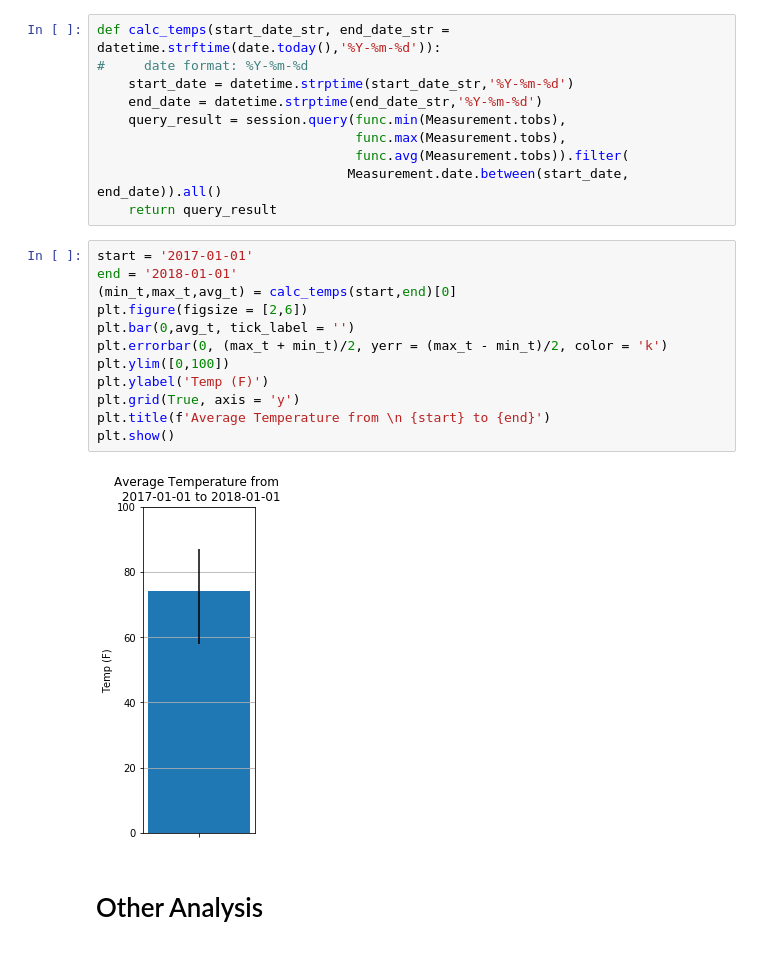
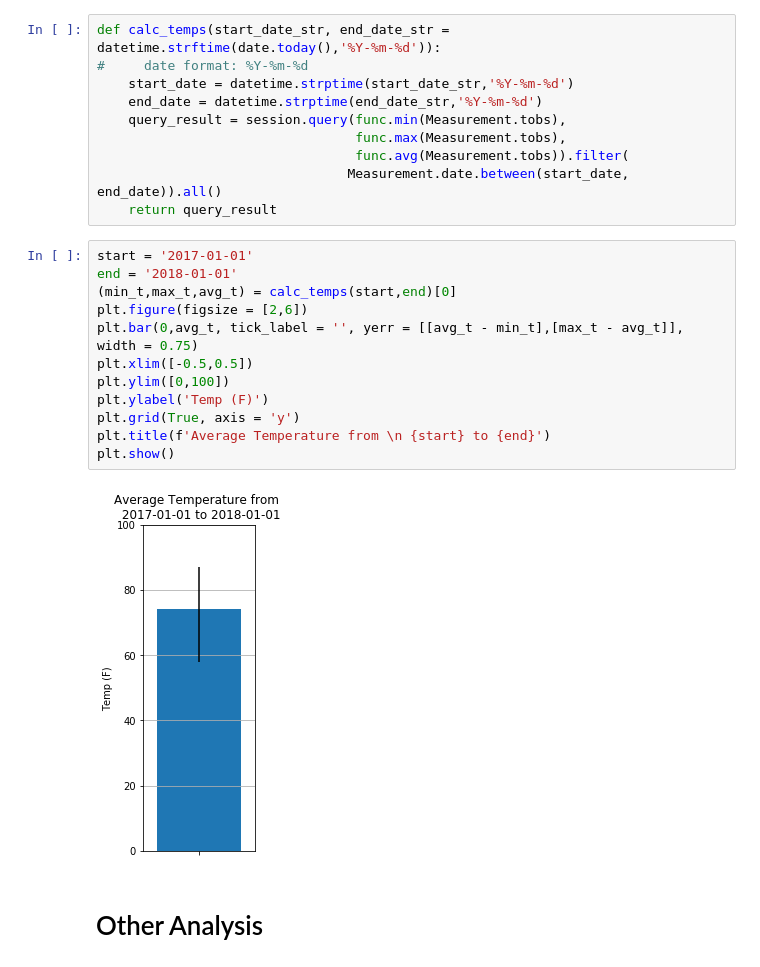
Before and after one commit to avlam/UCB-HW9, a Jupyter notebook: climate_analysis.ipynb, the cells around one changed output. Cells and saved outputs as stored; diff of their text form.

Commit message:
Edited implementation of error bars on Temperature Analysis

```diff
--- a/climate_analysis.ipynb
+++ b/climate_analysis.ipynb
@@ -150,17 +150,17 @@ def calc_temps(start_date_str, end_date_str = datetime.strftime(date.today(),'%Y
 # %%
 start = '2017-01-01'
 end = '2018-01-01'
 (min_t,max_t,avg_t) = calc_temps(start,end)[0]
 plt.figure(figsize = [2,6])
-plt.bar(0,avg_t, tick_label = '')
-plt.errorbar(0, (max_t + min_t)/2, yerr = (max_t - min_t)/2, color = 'k')
+plt.bar(0,avg_t, tick_label = '', yerr = [[avg_t - min_t],[max_t - avg_t]], width = 0.75)
+plt.xlim([-0.5,0.5])
 plt.ylim([0,100])
 plt.ylabel('Temp (F)')
 plt.grid(True, axis = 'y')
 plt.title(f'Average Temperature from \n {start} to {end}')
 plt.show()
 # %% [output]
-[figure, old version]
+[figure, new version]
 # %% [markdown]
 # Other Analysis
 # %%
```
